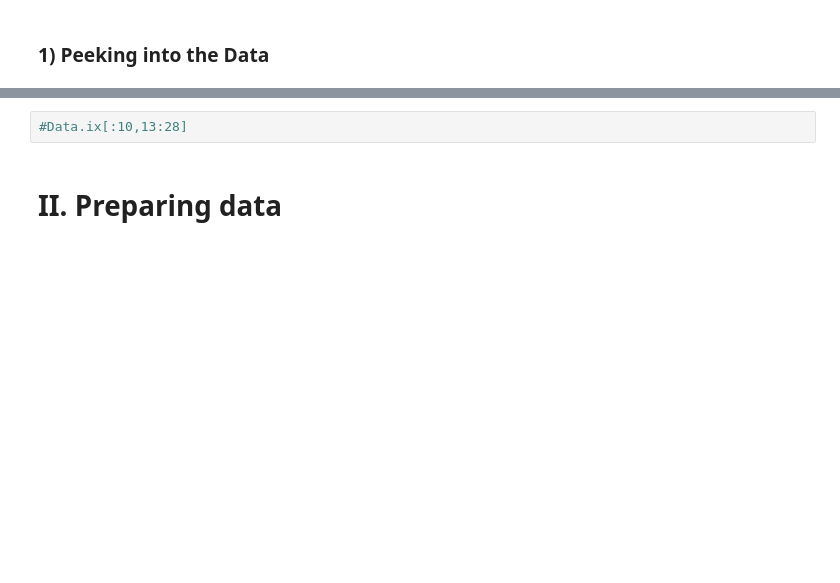
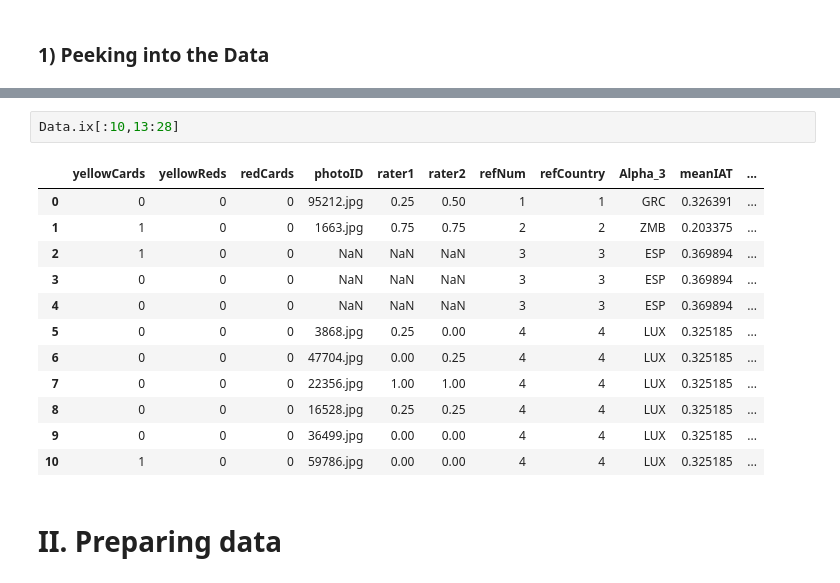
Before and after one commit to Merinorus/adaisawesome, a Jupyter notebook: Homework/04 - Applied ML/Homework04_Referees_teamawesome_Q2.ipynb, the cells around one changed output, grey strips where cells are left out. Cells and saved outputs as stored; diff of their text form; blank space fills up the shorter version.

```diff
--- a/Homework/04 - Applied ML/Homework04_Referees_teamawesome_Q2.ipynb
+++ b/Homework/04 - Applied ML/Homework04_Referees_teamawesome_Q2.ipynb
@@ -27,7 +28,20 @@ Data.ix[:10,:13]
 | 9 | andreas-beck | Andreas Beck | 1899 Hoffenheim | Germany | 13.03.1987 | 180.0 | 70.0 | Right Fullback | 1 | ... |
 | 10 | antonio-rukavina | Antonio Rukavina | Real Valladolid | Spain | 26.01.1984 | 177.0 | 74.0 | Right Fullback | 2 | ... |
 # %%
-#Data.ix[:10,13:28]
+Data.ix[:10,13:28]
+# %% [output]
+|  | yellowCards | yellowReds | redCards | photoID | rater1 | rater2 | refNum | refCountry | Alpha_3 | meanIAT | ... |
+| 0 | 0 | 0 | 0 | 95212.jpg | 0.25 | 0.50 | 1 | 1 | GRC | 0.326391 | ... |
+| 1 | 1 | 0 | 0 | 1663.jpg | 0.75 | 0.75 | 2 | 2 | ZMB | 0.203375 | ... |
+| 2 | 1 | 0 | 0 | NaN | NaN | NaN | 3 | 3 | ESP | 0.369894 | ... |
+| 3 | 0 | 0 | 0 | NaN | NaN | NaN | 3 | 3 | ESP | 0.369894 | ... |
+| 4 | 0 | 0 | 0 | NaN | NaN | NaN | 3 | 3 | ESP | 0.369894 | ... |
+| 5 | 0 | 0 | 0 | 3868.jpg | 0.25 | 0.00 | 4 | 4 | LUX | 0.325185 | ... |
+| 6 | 0 | 0 | 0 | 47704.jpg | 0.00 | 0.25 | 4 | 4 | LUX | 0.325185 | ... |
+| 7 | 0 | 0 | 0 | 22356.jpg | 1.00 | 1.00 | 4 | 4 | LUX | 0.325185 | ... |
+| 8 | 0 | 0 | 0 | 16528.jpg | 0.25 | 0.25 | 4 | 4 | LUX | 0.325185 | ... |
+| 9 | 0 | 0 | 0 | 36499.jpg | 0.00 | 0.00 | 4 | 4 | LUX | 0.325185 | ... |
+| 10 | 1 | 0 | 0 | 59786.jpg | 0.00 | 0.00 | 4 | 4 | LUX | 0.325185 | ... |
 # %% [markdown]
 # II. Preparing data
 # %% [markdown]
```
Also changed, not shown: parts of 10 cells of this notebook, 4 other files.
